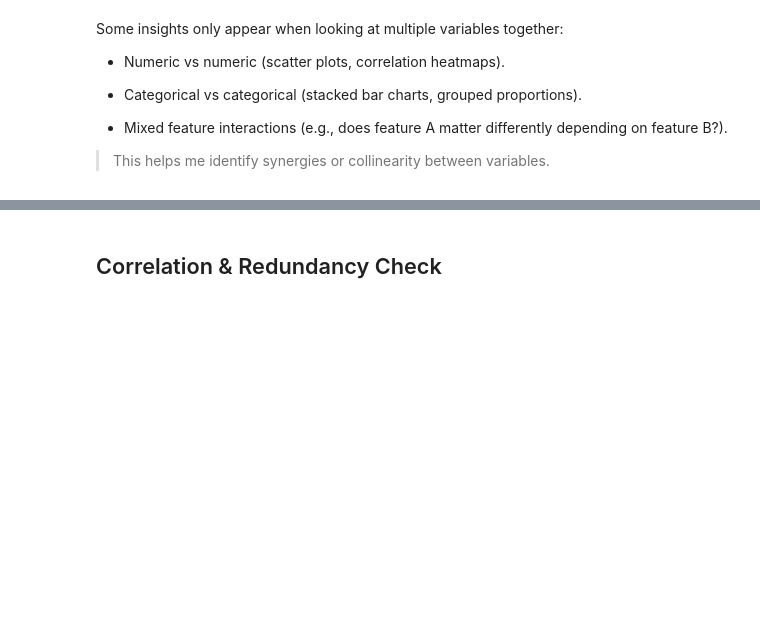
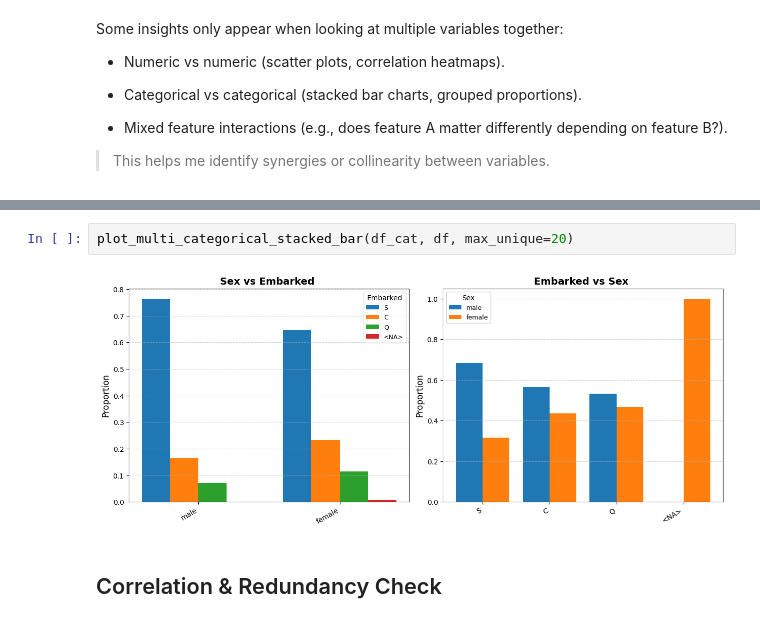
Before and after one commit to parhamvz73/Machine-Learning, a Jupyter notebook: Template.ipynb, the cells around one changed output, grey strips where cells are left out. Saved outputs shown, nothing was run; the diff lists cells and outputs as text; blank space fills up the shorter version.

```diff
--- a/Template.ipynb
+++ b/Template.ipynb
@@ -1490,3 +1679,7 @@ Some insights only appear when looking at multiple variables together:
+# %%
+plot_multi_categorical_stacked_bar(df_cat, df, max_unique=20)
+# %% [output]
+[figure, added]
 # %% [markdown]
 ## Correlation & Redundancy Check
 # %% [markdown]
```
Also changed, not shown: parts of 10 cells of this notebook.
